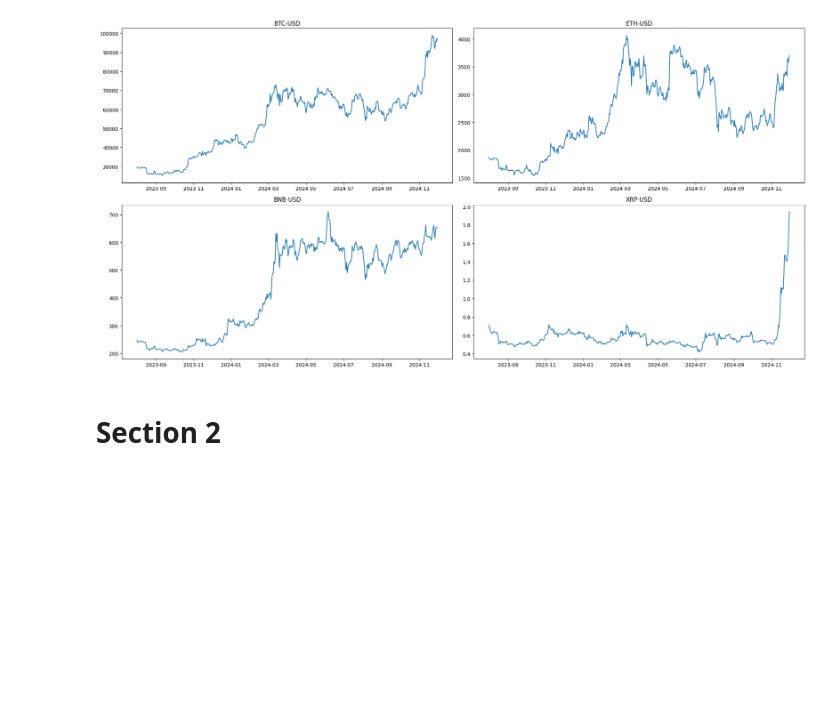
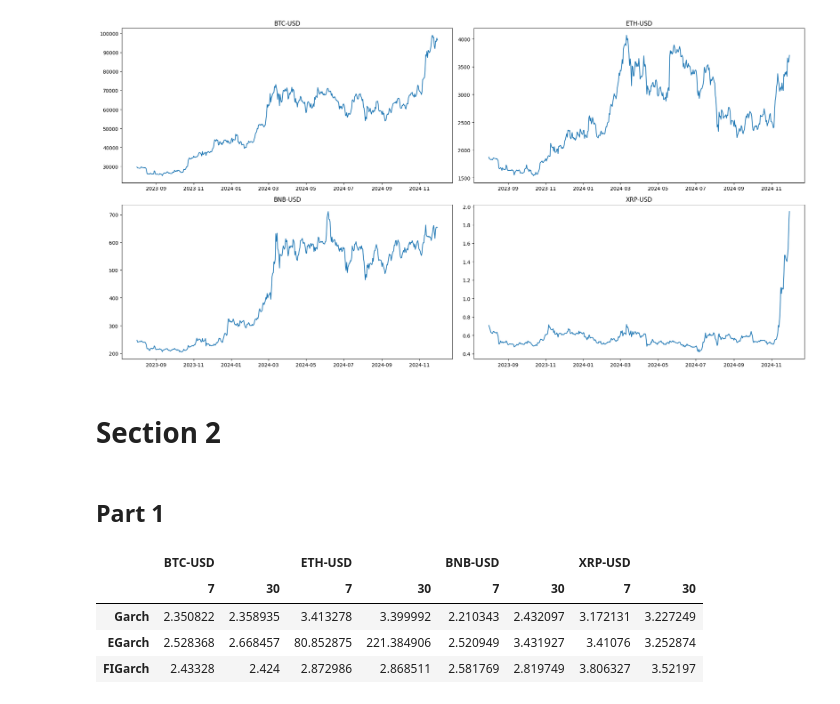
Before and after one commit to K-T-P/Trading-Algorithms-Project, a Jupyter notebook: project.ipynb, the cells around one changed output. Drawn from its saved outputs; the diff is of its cells as text; code cells hidden in the pictures; blank space fills up the shorter version.

```diff
--- a/project.ipynb
+++ b/project.ipynb
@@ -53,3 +53,5 @@ plt.show()
 [figure]
 # %% [markdown]
 # Section 2
+# %% [markdown]
+## Part 1
@@ -55,0 +78,31 @@ plt.show()
+# %%
+returns = 100 * train_data.pct_change().dropna()
+windows = [7, 30]
+columns = pd.MultiIndex.from_tuples(
+    [(coin, window) for coin, window in list(itertools.product(coins, windows))]
+)
+indexes = ["Garch", "EGarch", "FIGarch"]
+volatilities = pd.DataFrame(index=indexes, columns=columns)
+predicted_volatilities = {7: {}, 30: {}}
+
+for coin, window in list(itertools.product(coins, windows)):
+
+    garch_vol_mean, garch_vol = mean_forecast("GARCH", returns[coin], window)
+    egarch_vol_mean, egarch_vol = mean_forecast("EGARCH", returns[coin], window)
+    figarch_vol_mean, figarch_vol = mean_forecast("FIGARCH", returns[coin], window)
+    volatilities.loc["Garch", (coin, window)] = garch_vol_mean
+    volatilities.loc["EGarch", (coin, window)] = egarch_vol_mean
+    volatilities.loc["FIGarch", (coin, window)] = figarch_vol_mean
+    predicted_volatilities[window][coin] = {
+        "garch": garch_vol,
+        "egarch": egarch_vol,
+        "figarch": figarch_vol,
+    }
+# %%
+volatilities
+# %% [output]
+|  | BTC-USD |  | ETH-USD |  | BNB-USD |  | XRP-USD |  |
+|  | 7 | 30 | 7 | 30 | 7 | 30 | 7 | 30 |
+| Garch | 2.350822 | 2.358935 | 3.413278 | 3.399992 | 2.210343 | 2.432097 | 3.172131 | 3.227249 |
+| EGarch | 2.528368 | 2.668457 | 80.852875 | 221.384906 | 2.520949 | 3.431927 | 3.41076 | 3.252874 |
+| FIGarch | 2.43328 | 2.424 | 2.872986 | 2.868511 | 2.581769 | 2.819749 | 3.806327 | 3.52197 |
```
Also changed, not shown: parts of 3 cells of this notebook.
